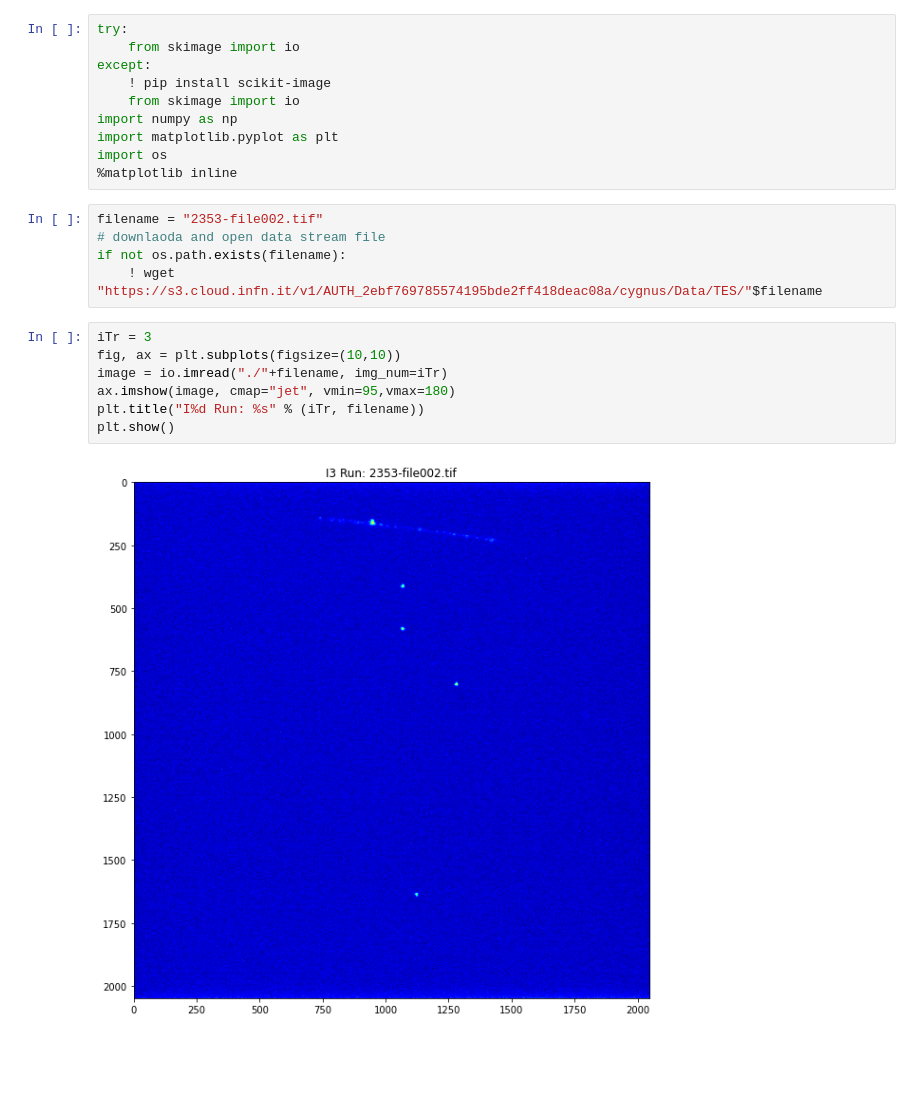
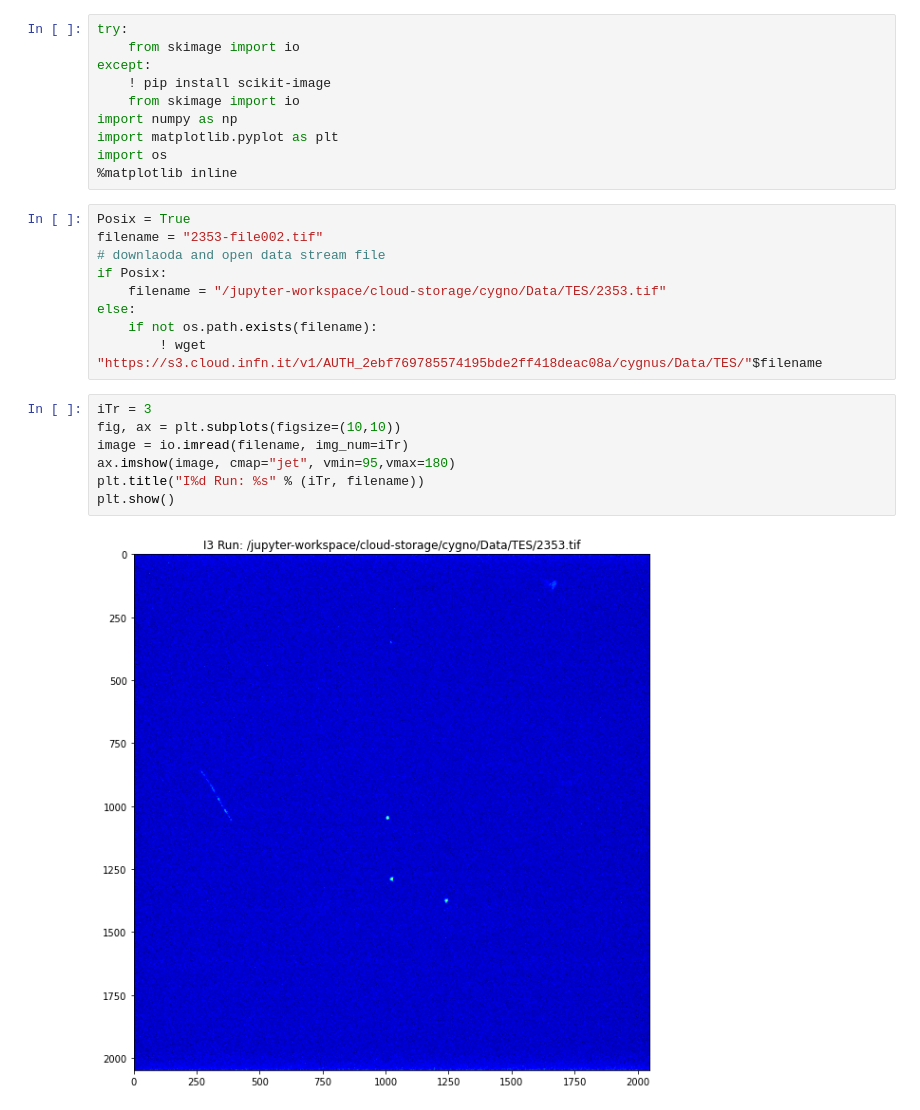
Before and after one commit to gmazzitelli/cygno_cloud, a Jupyter notebook: TIF/TIF_stream.ipynb, the cells around one changed output. Drawn from its saved outputs; the diff is of its cells as text; blank space fills up the shorter version.

```diff
--- a/TIF/TIF_stream.ipynb
+++ b/TIF/TIF_stream.ipynb
@@ -9,19 +9,23 @@ import matplotlib.pyplot as plt
 import os
 %matplotlib inline
 # %%
+Posix = True
 filename = "2353-file002.tif"
 # downlaoda and open data stream file
-if not os.path.exists(filename):
-    ! wget "https://s3.cloud.infn.it/v1/AUTH_2ebf769785574195bde2ff418deac08a/cygnus/Data/TES/"$filename
+if Posix:
+    filename = "/jupyter-workspace/cloud-storage/cygno/Data/TES/2353.tif"
+else:
+    if not os.path.exists(filename):
+        ! wget "https://s3.cloud.infn.it/v1/AUTH_2ebf769785574195bde2ff418deac08a/cygnus/Data/TES/"$filename
 # %%
 iTr = 3
 fig, ax = plt.subplots(figsize=(10,10))
-image = io.imread("./"+filename, img_num=iTr)
+image = io.imread(filename, img_num=iTr)
 ax.imshow(image, cmap="jet", vmin=95,vmax=180)
 plt.title("I%d Run: %s" % (iTr, filename))
 plt.show()
 # %% [output]
-[figure, old version]
+[figure, new version]
 # %%
 #
 # read file sigle image from remote
```
Also changed, not shown: parts of 1 cell of this notebook, 1 other file.
